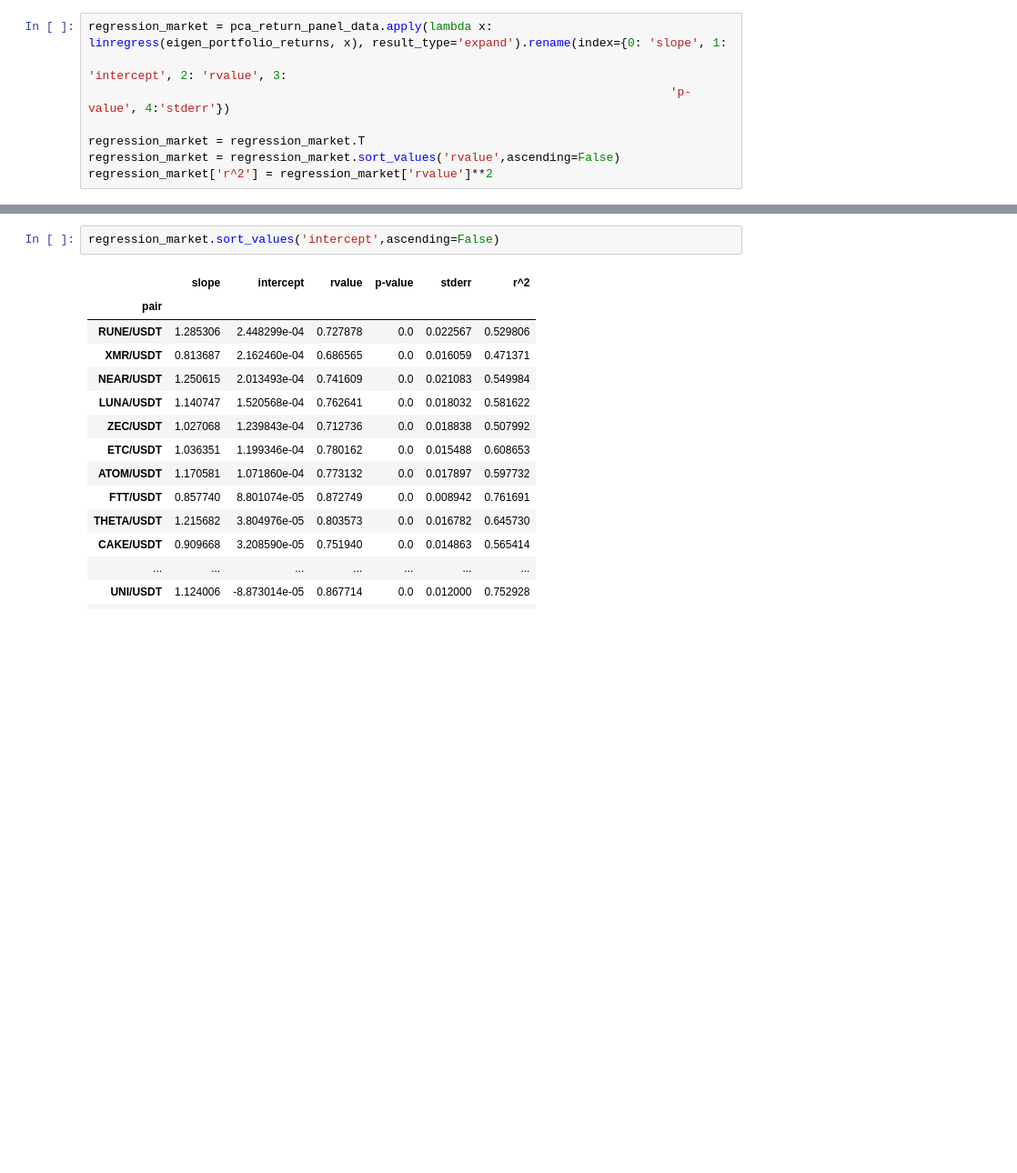
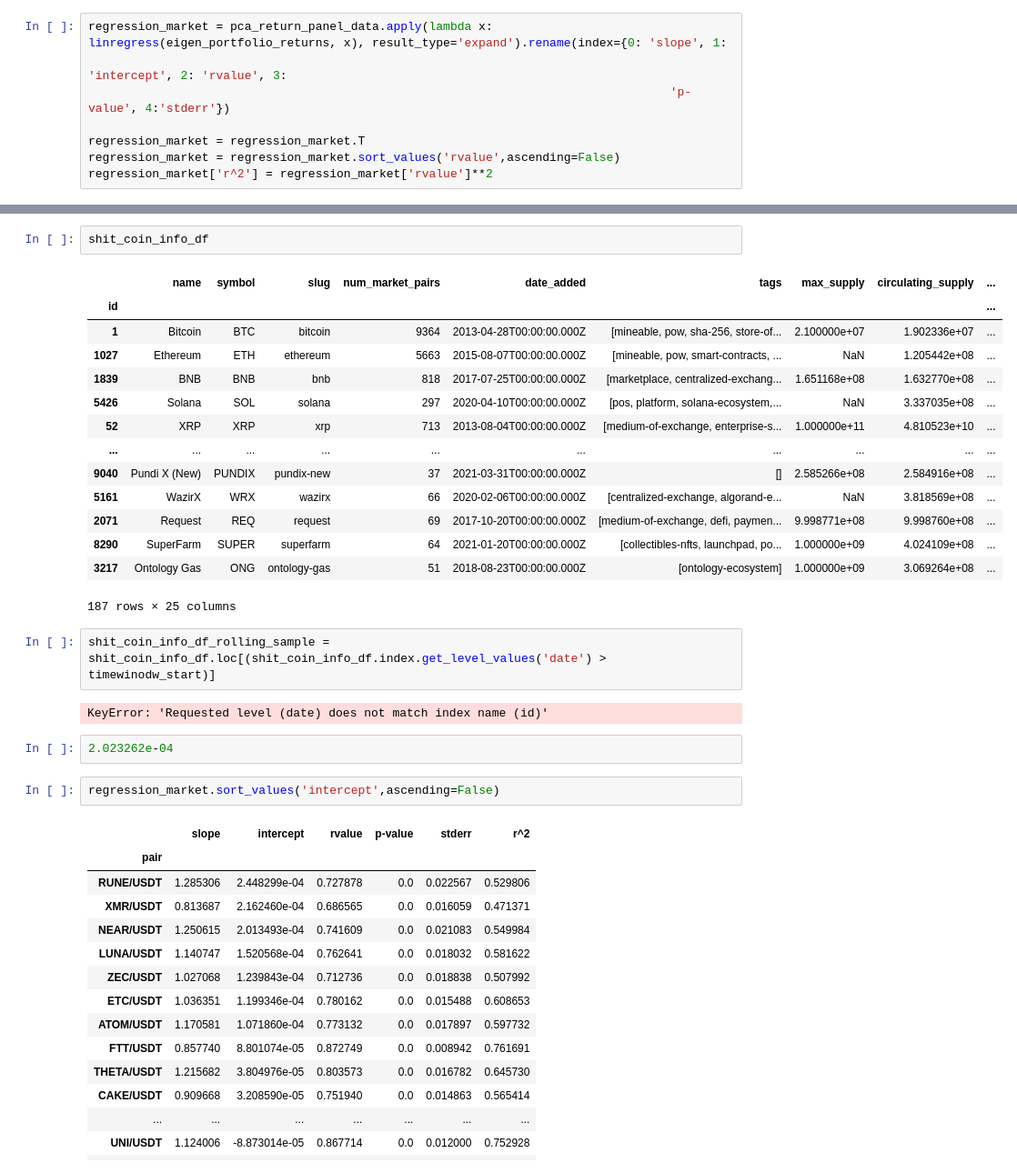
Before and after one commit to shahdpinky/helix_crypto, a Jupyter notebook: user_data/coinmarketcap.ipynb, the cells around one changed output, grey strips where cells are left out. Shown: that part at 91% size. Cells and saved outputs as stored; diff of their text form; blank space fills up the shorter version.

```diff
--- a/user_data/coinmarketcap.ipynb
+++ b/user_data/coinmarketcap.ipynb
@@ -223,3 +254,26 @@ regression_market
+# %%
+shit_coin_info_df
+# %% [output]
+|  | name | symbol | slug | num_market_pairs | date_added | tags | max_supply | circulating_supply | ... |
+| id |  |  |  |  |  |  |  |  | ... |
+| 1 | Bitcoin | BTC | bitcoin | 9364 | 2013-04-28T00:00:00.000Z | [mineable, pow, sha-256, store-of... | 2.100000e+07 | 1.902336e+07 | ... |
+| 1027 | Ethereum | ETH | ethereum | 5663 | 2015-08-07T00:00:00.000Z | [mineable, pow, smart-contracts, ... | NaN | 1.205442e+08 | ... |
+| 1839 | BNB | BNB | bnb | 818 | 2017-07-25T00:00:00.000Z | [marketplace, centralized-exchang... | 1.651168e+08 | 1.632770e+08 | ... |
+| 5426 | Solana | SOL | solana | 297 | 2020-04-10T00:00:00.000Z | [pos, platform, solana-ecosystem,... | NaN | 3.337035e+08 | ... |
+| 52 | XRP | XRP | xrp | 713 | 2013-08-04T00:00:00.000Z | [medium-of-exchange, enterprise-s... | 1.000000e+11 | 4.810523e+10 | ... |
+| ... | ... | ... | ... | ... | ... | ... | ... | ... | ... |
+| 9040 | Pundi X (New) | PUNDIX | pundix-new | 37 | 2021-03-31T00:00:00.000Z | [] | 2.585266e+08 | 2.584916e+08 | ... |
+| 5161 | WazirX | WRX | wazirx | 66 | 2020-02-06T00:00:00.000Z | [centralized-exchange, algorand-e... | NaN | 3.818569e+08 | ... |
+| 2071 | Request | REQ | request | 69 | 2017-10-20T00:00:00.000Z | [medium-of-exchange, defi, paymen... | 9.998771e+08 | 9.998760e+08 | ... |
+| 8290 | SuperFarm | SUPER | superfarm | 64 | 2021-01-20T00:00:00.000Z | [collectibles-nfts, launchpad, po... | 1.000000e+09 | 4.024109e+08 | ... |
+| 3217 | Ontology Gas | ONG | ontology-gas | 51 | 2018-08-23T00:00:00.000Z | [ontology-ecosystem] | 1.000000e+09 | 3.069264e+08 | ... |
+187 rows × 25 columns
+# %%
+shit_coin_info_df_rolling_sample = shit_coin_info_df.loc[(shit_coin_info_df.index.get_level_values('date') > timewinodw_start)]
+# %% [output]
+KeyError: 'Requested level (date) does not match index name (id)'
+# %%
+2.023262e-04
 # %%
 regression_market.sort_values('intercept',ascending=False)
 # %% [output]
```
Also changed, not shown: parts of 8 cells of this notebook.
